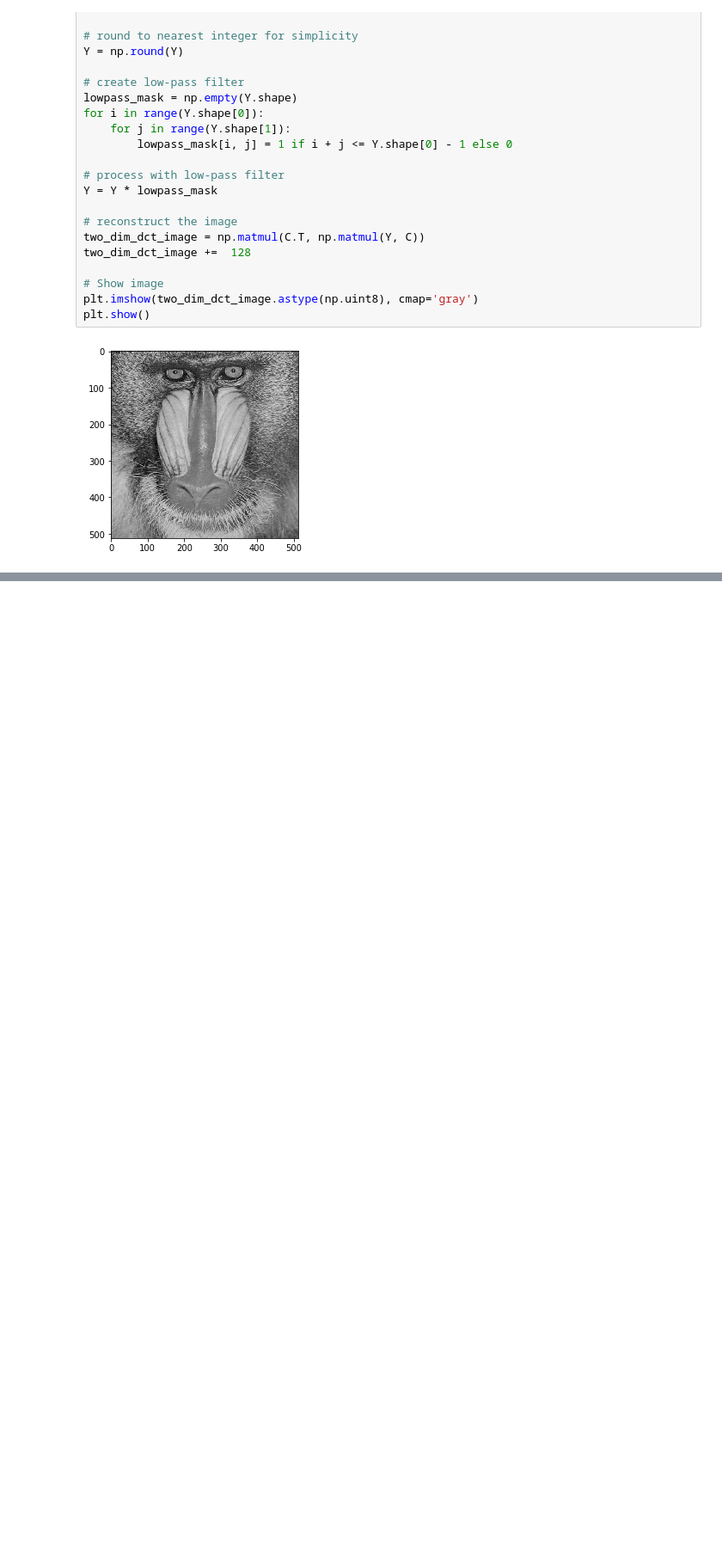
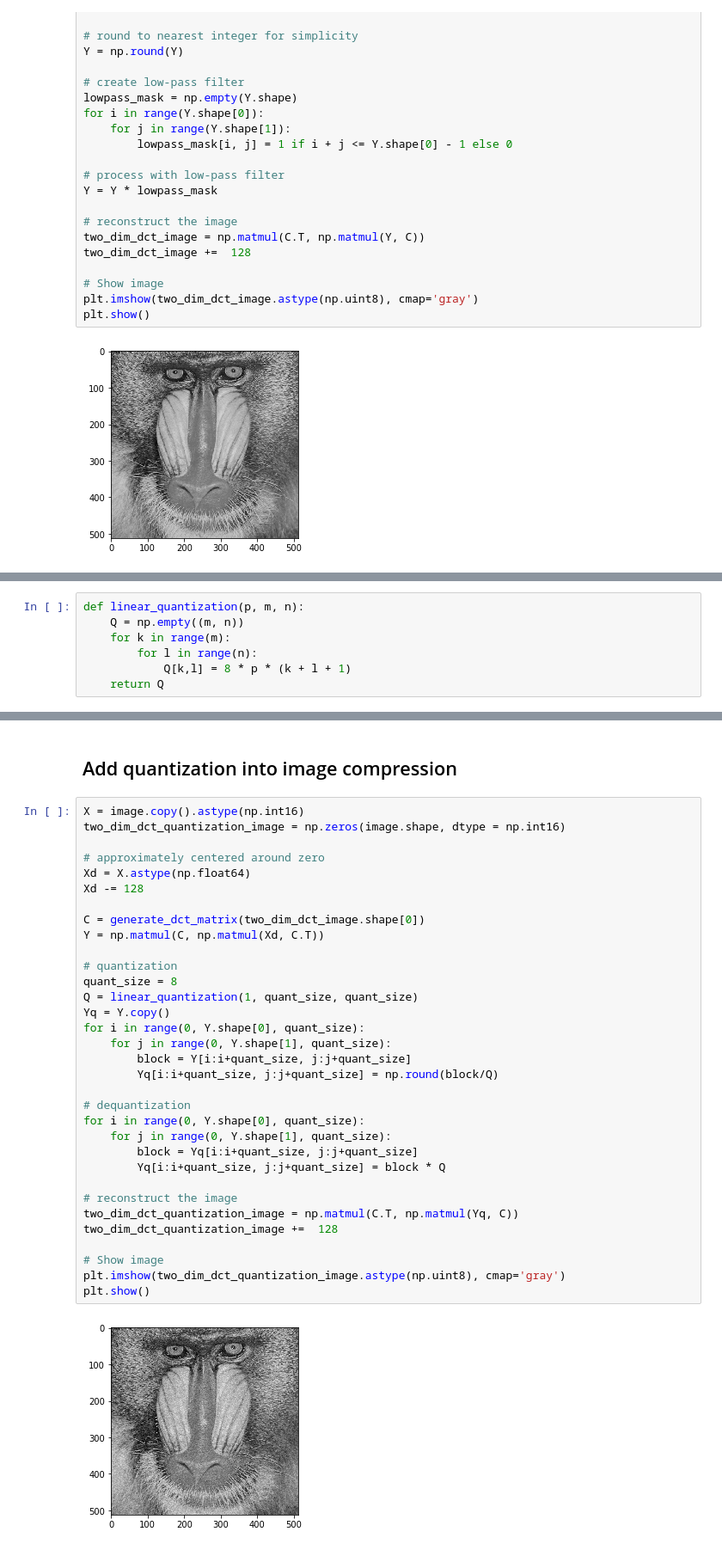
Before and after one commit to Jim00000/Numerical-Analysis, a Jupyter notebook: 11_Compression.ipynb, the cells around one changed output, grey strips where cells are left out. Shown at 86% size. Cells and saved outputs as stored; diff of their text form; blank space fills up the shorter version.

Commit message:
Add quantization

```diff
--- a/11_Compression.ipynb
+++ b/11_Compression.ipynb
@@ -277,0 +287,7 @@ plt.show()
+# %%
+def linear_quantization(p, m, n):
+    Q = np.empty((m, n))
+    for k in range(m):
+        for l in range(n):
+            Q[k,l] = 8 * p * (k + l + 1)
+    return Q
@@ -277,0 +344,37 @@ plt.show()
+# %% [markdown]
+## Add quantization into image compression
+# %%
+X = image.copy().astype(np.int16)
+two_dim_dct_quantization_image = np.zeros(image.shape, dtype = np.int16)
+
+# approximately centered around zero
+Xd = X.astype(np.float64)
+Xd -= 128
+
+C = generate_dct_matrix(two_dim_dct_image.shape[0])
+Y = np.matmul(C, np.matmul(Xd, C.T))
+
+# quantization
+quant_size = 8
+Q = linear_quantization(1, quant_size, quant_size)
+Yq = Y.copy()
+for i in range(0, Y.shape[0], quant_size):
+    for j in range(0, Y.shape[1], quant_size):
+        block = Y[i:i+quant_size, j:j+quant_size]
+        Yq[i:i+quant_size, j:j+quant_size] = np.round(block/Q)
+
+# dequantization
+for i in range(0, Y.shape[0], quant_size):
+    for j in range(0, Y.shape[1], quant_size):
+        block = Yq[i:i+quant_size, j:j+quant_size]
+        Yq[i:i+quant_size, j:j+quant_size] = block * Q
+
+# reconstruct the image
+two_dim_dct_quantization_image = np.matmul(C.T, np.matmul(Yq, C))
+two_dim_dct_quantization_image +=  128
+
+# Show image
+plt.imshow(two_dim_dct_quantization_image.astype(np.uint8), cmap='gray')
+plt.show()
+# %% [output]
+[figure, added]
```
Also changed, not shown: parts of 9 cells of this notebook.
